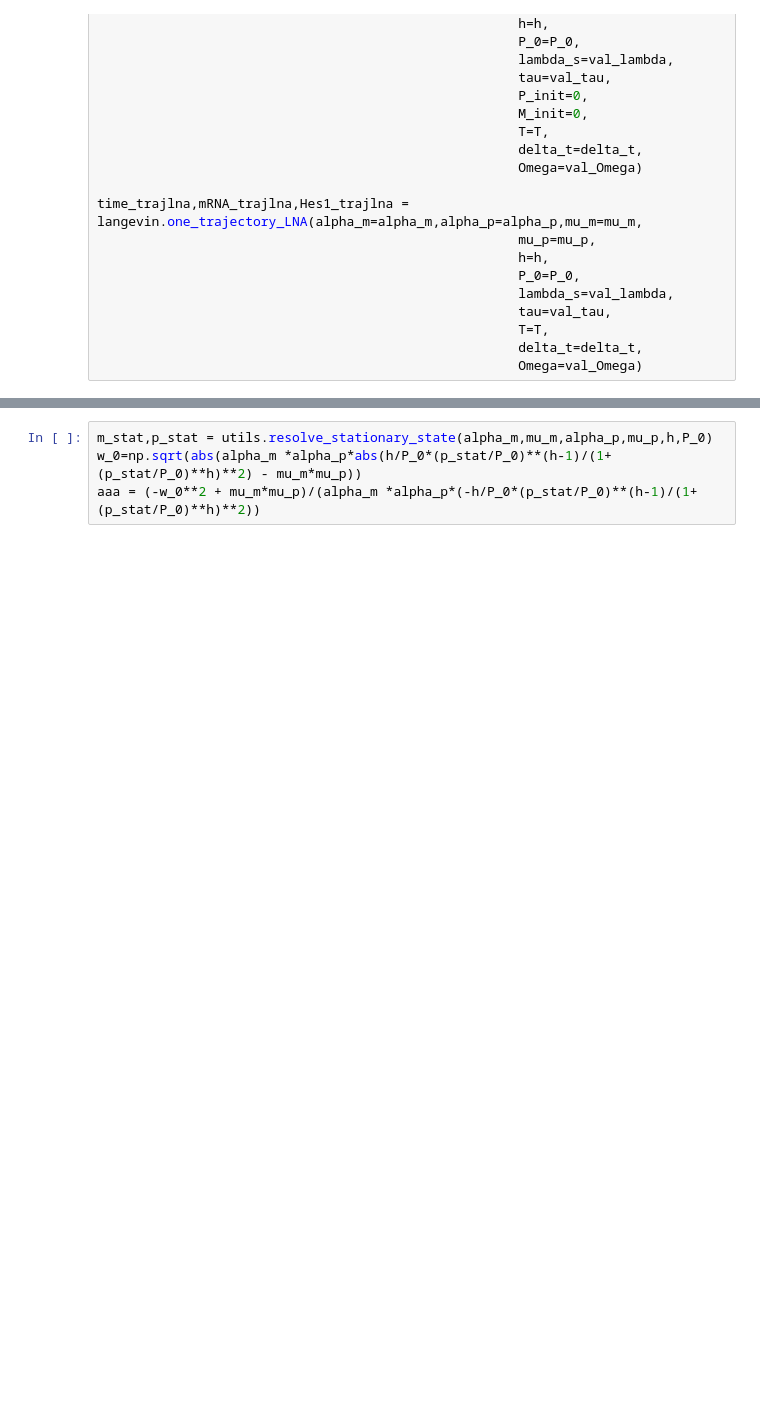
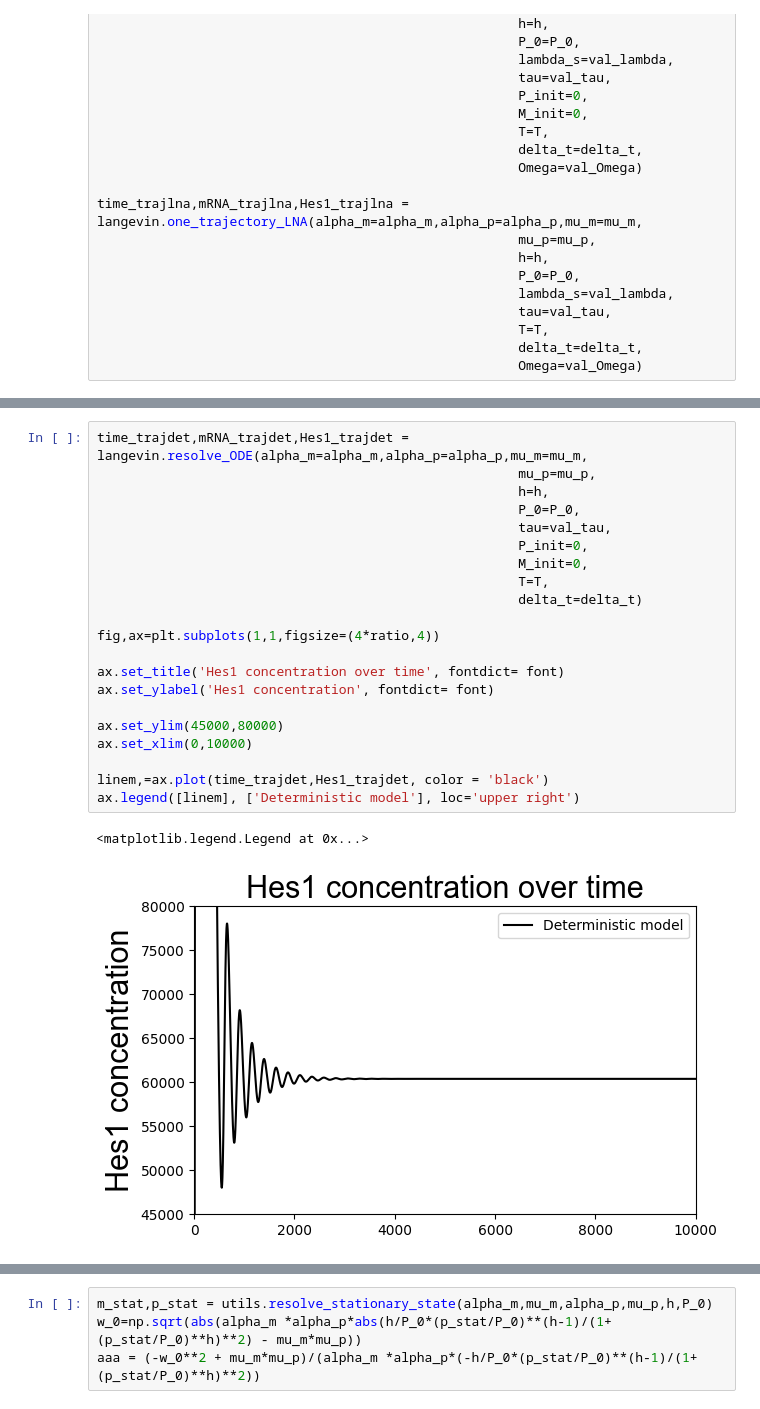
Before and after one commit to Lord-Fufu/MSc-Dissertation-2022---St-Andrews, a Jupyter notebook: plotsForArticle-timeSeries.ipynb, the cells around one changed output, grey strips where cells are left out. Drawn from its saved outputs; the diff is of its cells as text; blank space fills up the shorter version.

```diff
--- a/plotsForArticle-timeSeries.ipynb
+++ b/plotsForArticle-timeSeries.ipynb
@@ -549 +529,25 @@ plt.show()
+# %%
+time_trajdet,mRNA_trajdet,Hes1_trajdet = langevin.resolve_ODE(alpha_m=alpha_m,alpha_p=alpha_p,mu_m=mu_m,
+                                                      mu_p=mu_p,
+                                                      h=h,
+                                                      P_0=P_0,
+                                                      tau=val_tau,
+                                                      P_init=0,
+                                                      M_init=0,
+                                                      T=T,
+                                                      delta_t=delta_t)
+
+fig,ax=plt.subplots(1,1,figsize=(4*ratio,4))
+
+ax.set_title('Hes1 concentration over time', fontdict= font)
+ax.set_ylabel('Hes1 concentration', fontdict= font)
+
+ax.set_ylim(45000,80000)
+ax.set_xlim(0,10000)
+
+linem,=ax.plot(time_trajdet,Hes1_trajdet, color = 'black')
+ax.legend([linem], ['Deterministic model'], loc='upper right')
+# %% [output]
+<matplotlib.legend.Legend at 0x...>
+[figure, added]
 # %% [markdown]
```
Also changed, not shown: parts of 15 cells of this notebook, 2 other files.
